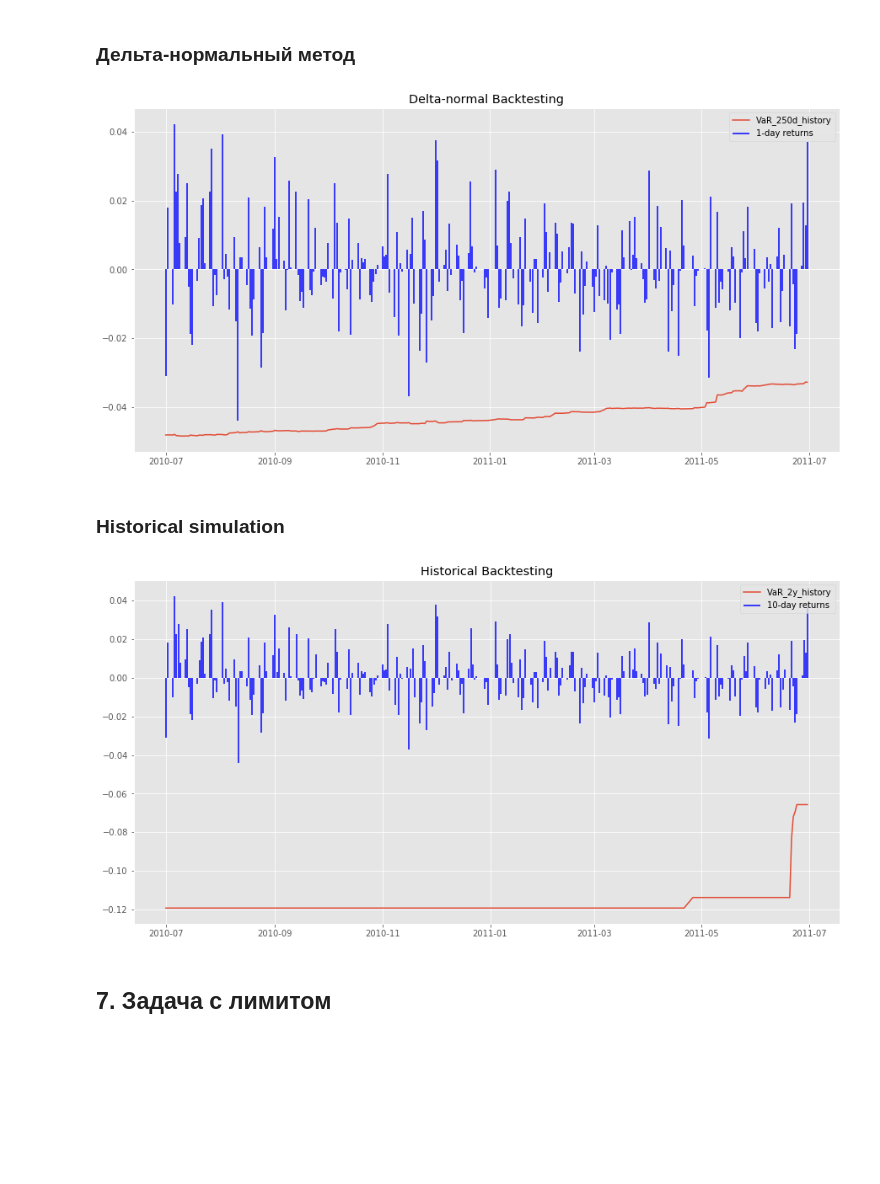
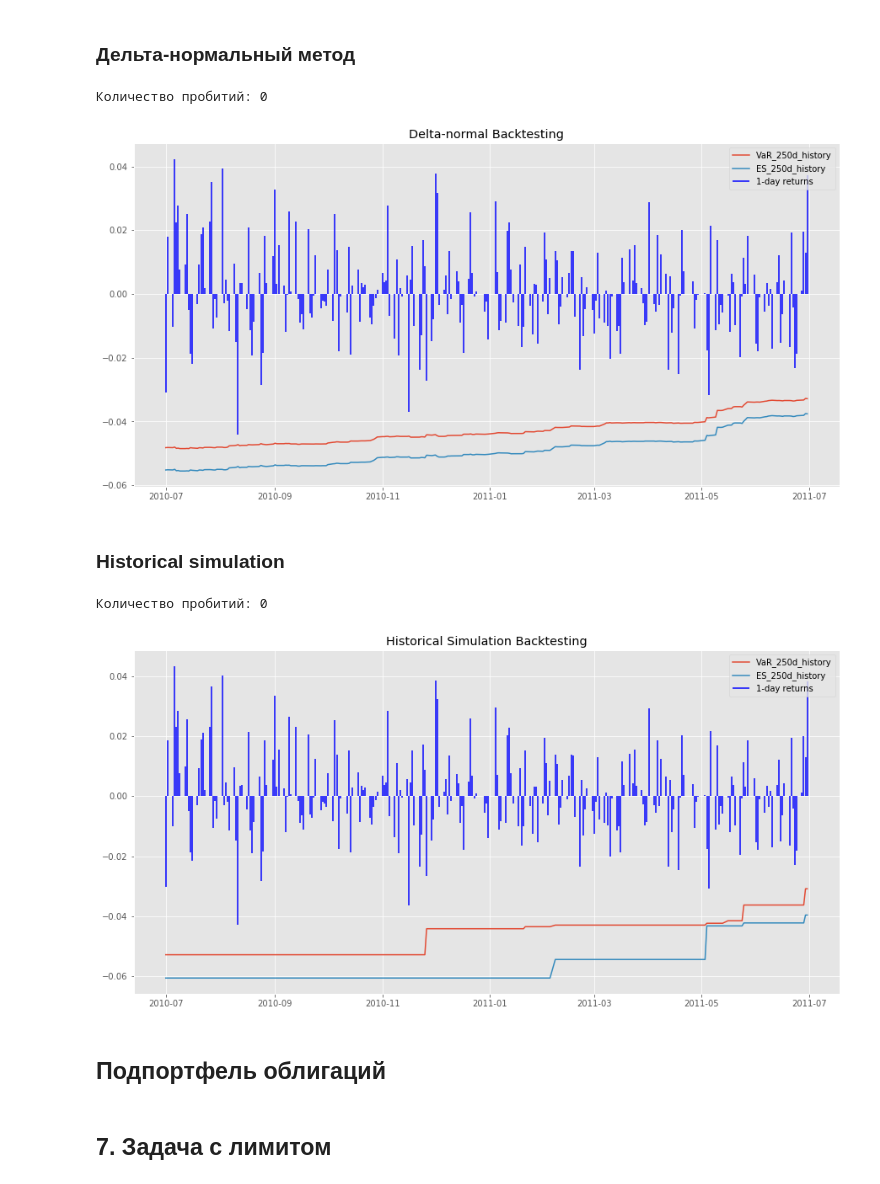
Before and after one commit to andrey-lukyanov/Risk-Management, a Jupyter notebook: RM_final.ipynb, the cells around one changed output. Drawn from its saved outputs; the diff is of its cells as text; code cells hidden in the pictures; blank space fills up the shorter version.

```diff
--- a/RM_final.ipynb
+++ b/RM_final.ipynb
@@ -117,14 +125,2 @@ def delta_norm_stock_VaR_ES(start, end, p_weights, alpha, return_period, daily_l
 
     return VaR, ES
-# %%
-start = daily_log_returns.index[0]
-end = daily_log_returns.index[-1]
-p_weights = np.array([0.1, 0.1, 0.1, 0.1, 0.175, 0.175, 0.125, 0.125])
-return_period = 10
-alpha = 0.01
-
-VaR_dela_norm_10, ES_dela_norm_10 = delta_norm_stock_VaR_ES(start = start, end = end, p_weights = p_weights,
-                                                              alpha = alpha, return_period = return_period)
-
-print(f'VaR: C вероятностью {1-alpha} портфель не потеряет за {return_period}-дневный срок больше чем {round(VaR_dela_norm_10 * 100, 2)}% стоимости')
-print(f'ES: Если портфель за {return_period} дней будет терять больше, чем {round(VaR_dela_norm_10 * 100, 2)}% стоимости, то он в среднем потеряет {round(ES_dela_norm_10*100, 2)}%')
@@ -144,7 +163,7 @@ $$
 ES_\alpha(X) = \frac{\Sigma [x|P(X \leq x) > \alpha]}{\#x}
 $$
 # %%
-def historical_stock_VaR_ES(start, end, p_weights, alpha, returns = day_10_returns, plot=False):
+def historical_stock_VaR_ES(start, end, p_weights, alpha, returns, plot=False):
 
     #Calculation
     p_returns = returns[start:end]@p_weights.T
@@ -331,30 +365,45 @@ VaR_delta_norm_backtesting = pd.Series(VaR_delta_norm_backtesting, pd.to_datetim
 plt.figure(figsize=(15,7.5))
 
 plt.plot(VaR_delta_norm_backtesting);
-plt.vlines(historic_stock_returns.index, ymax=list(historic_stock_returns), ymin = 0, colors='b')
-plt.legend(['VaR_250d_history', '1-day returns'])
+plt.plot(ES_delta_norm_backtesting);
+plt.vlines(historic_stock_log_returns.index, ymax=list(historic_stock_log_returns), ymin = 0, colors='b')
+plt.legend(['VaR_250d_history', 'ES_250d_history', '1-day returns'])
 plt.title('Delta-normal Backtesting');
+print("Количество пробитий:", (historic_stock_log_returns < VaR_delta_norm_backtesting).sum())
 # %% [output]
+Количество пробитий: 0
-[figure, old version]
+[figure, new version]
 # %% [markdown]
 ### Historical simulation
+# %%
+historics_stock_1_day_returns = (day_1_returns@p_weights.T)[day_1_returns.index[252]:day_1_returns.index[504]]
 # %%
 p_weights = np.array([0.1, 0.1, 0.1, 0.1, 0.175, 0.175, 0.125, 0.125])
 alpha = 0.01
 
-VaR_historical_backtesting = [ -historical_stock_VaR_ES(day_10_returns.index[i], day_10_returns.index[252 + i],
-                               p_weights, alpha)[0] for i in range(253)];
+VaR_historical_backtesting = [ -historical_stock_VaR_ES(day_1_returns.index[i],
+                                                        day_1_returns.index[i] + dt.timedelta(days = 363),
+                               p_weights, alpha, returns = day_1_returns)[0] for i in range(historics_stock_1_day_returns.shape[0])]
+ES_historical_backtesting = [ -historical_stock_VaR_ES(day_1_returns.index[i],
+                                                        day_1_returns.index[i] + dt.timedelta(days = 363),
+                               p_weights, alpha, returns = day_1_returns)[1] for i in range(historics_stock_1_day_returns.shape[0])]
 
-VaR_historical_backtesting = pd.Series(VaR_historical_backtesting, pd.to_datetime(historic_stock_returns.index))
+VaR_historical_backtesting = pd.Series(VaR_historical_backtesting, pd.to_datetime(historics_stock_1_day_returns.index))
+ES_historical_backtesting = pd.Series(ES_historical_backtesting, pd.to_datetime(historics_stock_1_day_returns.index))
 # %%
 plt.figure(figsize=(15,7.5))
 
-plt.plot(VaR_historical_backtesting);
-plt.vlines(historic_stock_returns.index, ymax=list(historic_stock_returns), ymin = 0, colors='b')
-plt.legend(['VaR_2y_history', '10-day returns'])
-plt.title('Historical Backtesting');
+plt.plot(VaR_historical_backtesting)
+plt.plot(ES_historical_backtesting)
+plt.vlines(historics_stock_1_day_returns.index, ymax=list(historics_stock_1_day_returns), ymin = 0, colors='b')
+plt.legend(['VaR_250d_history', 'ES_250d_history', '1-day returns'])
+plt.title('Historical Simulation Backtesting');
+print("Количество пробитий:", (historics_stock_1_day_returns < VaR_historical_backtesting).sum())
 # %% [output]
+Количество пробитий: 0
-[figure, old version]
+[figure, new version]
+# %% [markdown]
+## Подпортфель облигаций
 # %% [markdown]
 ## 7. Задача c лимитом
 # %% [markdown]
```
Also changed, not shown: parts of 17 cells of this notebook.
